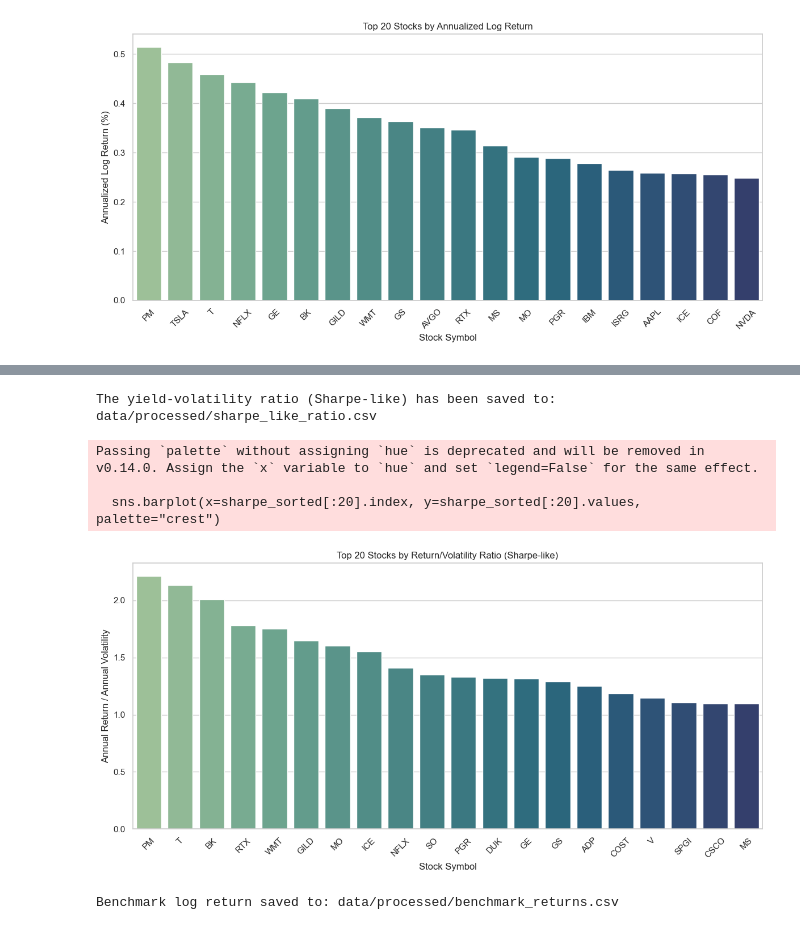
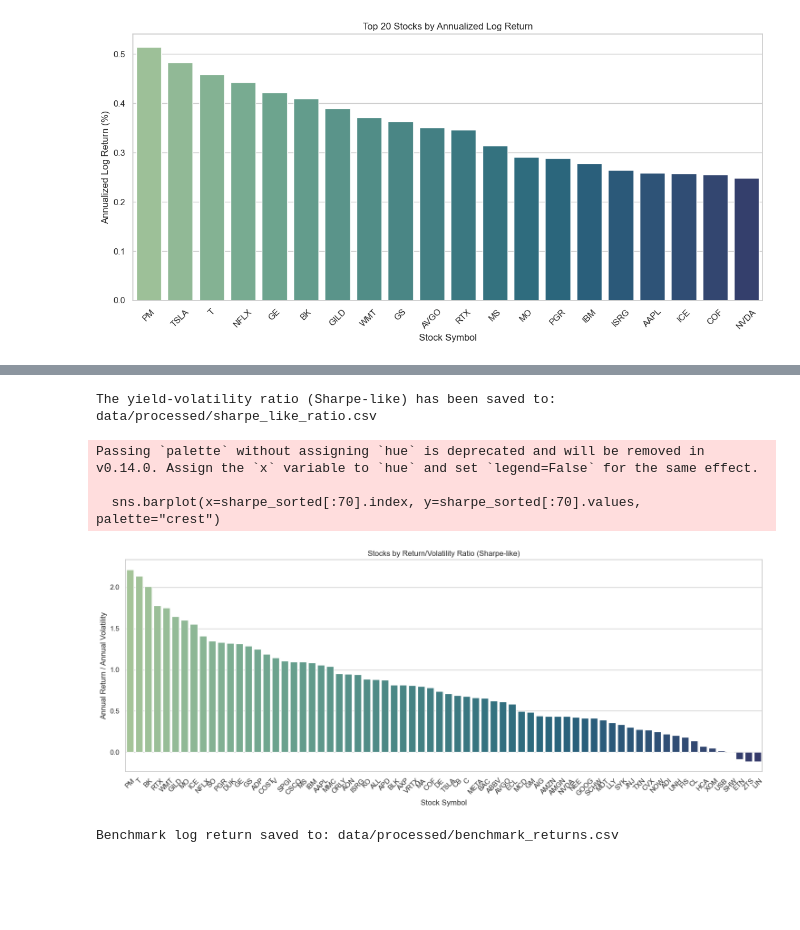
Before and after one commit to HaiYanHUHU/sp100-optimizer, a Jupyter notebook: exploratory_analysis.ipynb, the cells around one changed output, grey strips where cells are left out. Cells and saved outputs as stored; diff of their text form; code cells hidden in the pictures; blank space fills up the shorter version.

```diff
--- a/exploratory_analysis.ipynb
+++ b/exploratory_analysis.ipynb
@@ -145,32 +145,32 @@ Passing `palette` without assigning `hue` is deprecated and will be removed in v
 # %%
 # Sharpe-like Ratio
 # Calculate the return/risk of each stock
 sharpe_like = annualized_returns / annualized_volatility
 
 # sort
 sharpe_sorted = sharpe_like.sort_values(ascending=False)
 
 # save CSV
 sharpe_path = "data/processed/sharpe_like_ratio.csv"
 os.makedirs(os.path.dirname(sharpe_path), exist_ok=True)
 sharpe_sorted.to_csv(sharpe_path)
 print(f"The yield-volatility ratio (Sharpe-like) has been saved to: {sharpe_path}")
 
 #
-plt.figure(figsize=(12, 6))
-sns.barplot(x=sharpe_sorted[:20].index, y=sharpe_sorted[:20].values, palette="crest")
-plt.title("Top 20 Stocks by Return/Volatility Ratio (Sharpe-like)")
+plt.figure(figsize=(15, 6))
+sns.barplot(x=sharpe_sorted[:70].index, y=sharpe_sorted[:70].values, palette="crest")
+plt.title("Stocks by Return/Volatility Ratio (Sharpe-like)")
 plt.ylabel("Annual Return / Annual Volatility")
 plt.xlabel("Stock Symbol")
 plt.xticks(rotation=45)
 plt.tight_layout()
 plt.show()
 # %% [output]
 The yield-volatility ratio (Sharpe-like) has been saved to: data/processed/sharpe_like_ratio.csv
 Passing `palette` without assigning `hue` is deprecated and will be removed in v0.14.0. Assign the `x` variable to `hue` and set `legend=False` for the same effect.
 
-  sns.barplot(x=sharpe_sorted[:20].index, y=sharpe_sorted[:20].values, palette="crest")
+  sns.barplot(x=sharpe_sorted[:70].index, y=sharpe_sorted[:70].values, palette="crest")
-[figure, old version]
+[figure, new version]
 # %%
 # Group by date, calculate benchmark: Average log return for all stocks
 benchmark_df = df.groupby("date")["log_return"].mean().reset_index()
```
Also changed, not shown: parts of 3 cells of this notebook, 44 other files.
